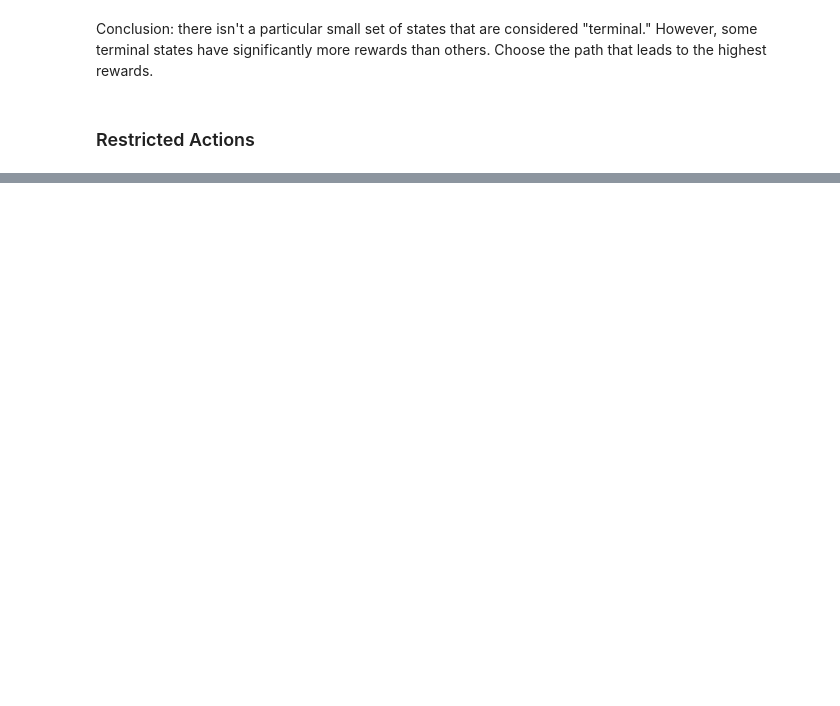
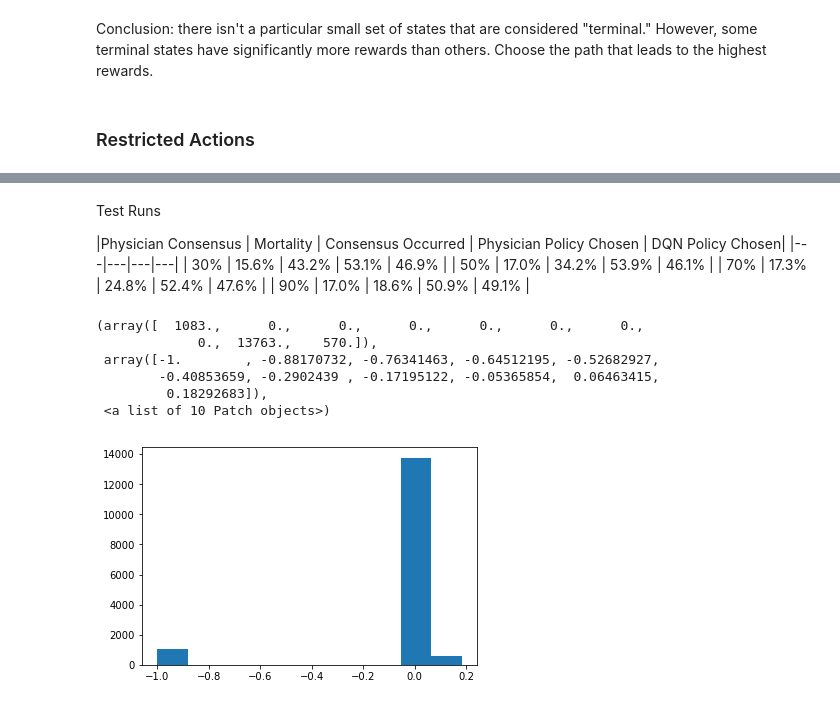
Before and after one commit to wihl/cs282-f17-xuefeng-yi-david, a Jupyter notebook: code/MOE/writeup.ipynb, the cells around one changed output, grey strips where cells are left out. Cells and saved outputs as stored; diff of their text form; code cells hidden in the pictures; blank space fills up the shorter version.

```diff
--- a/code/MOE/writeup.ipynb
+++ b/code/MOE/writeup.ipynb
@@ -243,7 +219,7 @@ terminal states have significantly more rewards than others. Choose the path tha
 # %%
 restrict_actions = ra.RestrictActions(n_states,n_actions)
 # %%
-restrict_actions.load_sas_as_episodes(episodes)
+restrict_actions.load_sas_as_episodes(episodes,'phy_action')
 # %%
 # Testing
 # print (restrict_actions.get_actions(126,2))
@@ -264,12 +249,41 @@ the state with the highest reward.
 # %%
 def perform_action(state,action):
     reward = state_rewards[state]
-    state = restrict_actions.action_freq[state,action]
+    state = int(np.max(restrict_actions.sas_count[state,action]))
     return state, reward
-# %%
-def perform_best_action(state):
-    reward = state_rewards[state]
-
-    return action, state, reward
+# %%
+def perform_best_action(state):
+    global stats_dqn_chosen, stats_phy_chosen, stats_no_action
+    max_reward = MIN_INT_VALUE
+    dqn_reward = MIN_INT_VALUE
+    phy_reward = MIN_INT_VALUE
+    best_action = 0
+    new_state = -1
+    for a in restrict_actions.get_actions(state,min_freq=min_freq):
+        if state_rewards[a] > max_reward:
+            max_reward = state_rewards[a]
+            phy_reward = max_reward
+            best_action = a
+            new_state = int(np.max(restrict_actions.sas_count[state][a]))
+
+    for a in dqn_restrict_actions.get_actions(state,min_freq=min_freq):
+        if state_rewards[a] > max_reward:
+            max_reward = state_rewards[a]
+            dqn_reward = max_reward
+            best_action = a
+            new_state = int(np.max(dqn_restrict_actions.sas_count[state][a]))
+
+
+    if phy_reward > dqn_reward:
+        stats_phy_chosen += 1
+    else:
+        stats_dqn_chosen += 1
+
+    if new_state >= 0:
+        reward = state_rewards[new_state]
+        return best_action, new_state, reward
+    else:
+        stats_no_action += 1
+        return None, None, None
 # %%
 test_episodes = test_set.groupby('icustayid')
@@ -301,0 +332,19 @@ Baseline mortality: 7.6%
+# %% [markdown]
+Test Runs
+
+|Physician Consensus | Mortality | Consensus Occurred | Physician Policy Chosen | DQN Policy Chosen|
+|---|---|---|---|
+| 30% | 15.6% | 43.2% | 53.1% | 46.9% |
+| 50% | 17.0% | 34.2% | 53.9% | 46.1% |
+| 70% | 17.3% | 24.8% | 52.4% | 47.6% |
+| 90% | 17.0% | 18.6% | 50.9% | 49.1% |
+# %%
+plt.hist(reward_dist)
+# %% [output]
+(array([  1083.,      0.,      0.,      0.,      0.,      0.,      0.,
+             0.,  13763.,    570.]),
+ array([-1.        , -0.88170732, -0.76341463, -0.64512195, -0.52682927,
+        -0.40853659, -0.2902439 , -0.17195122, -0.05365854,  0.06463415,
+         0.18292683]),
+ <a list of 10 Patch objects>)
+[figure, added]
```
Also changed, not shown: parts of 27 cells of this notebook, 2 other files.
